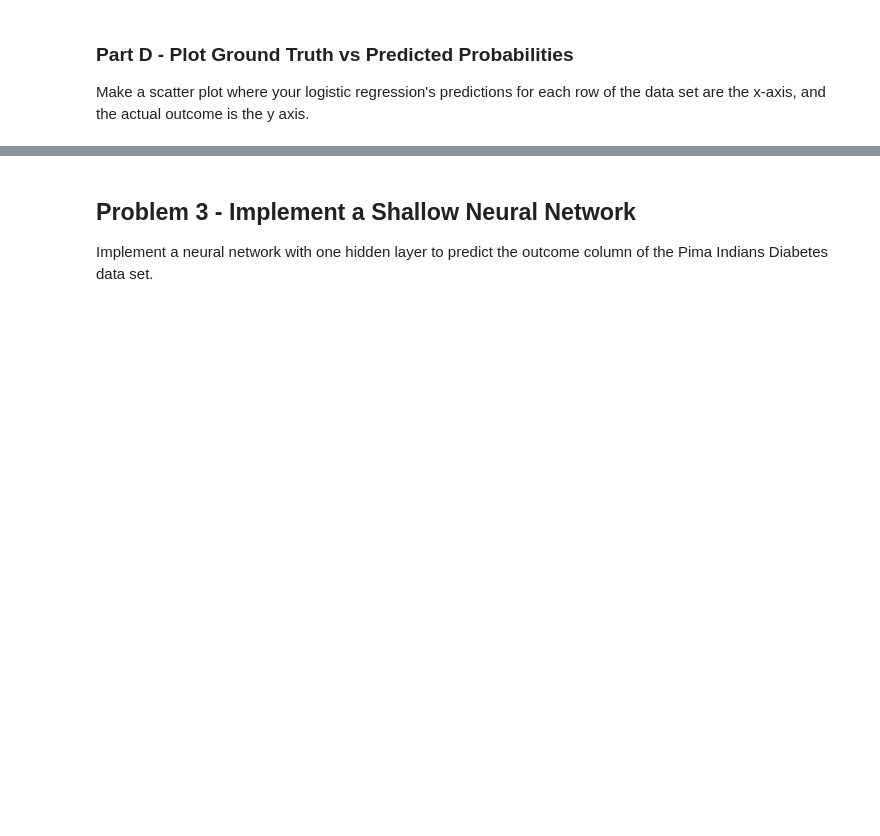
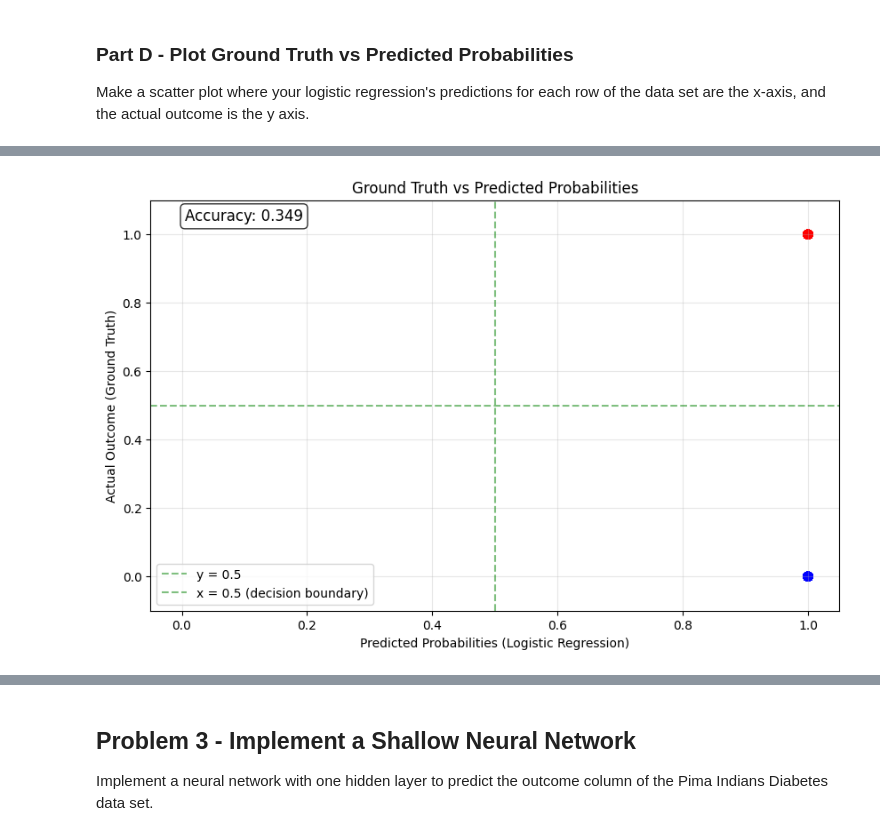
Before and after one commit to nickmeeks/deeplearning, a Jupyter notebook: static_files/assignments/homework3.ipynb, the cells around one changed output, grey strips where cells are left out. Drawn from its saved outputs; the diff is of its cells as text; code cells hidden in the pictures; blank space fills up the shorter version.

```diff
--- a/static_files/assignments/homework3.ipynb
+++ b/static_files/assignments/homework3.ipynb
@@ -65,7 +72,3 @@ input_df = df.drop(columns=["Outcome"])
 target = df["Outcome"]
 # %% [markdown]
 ### Part A - Setup the Logistic Regression and Prediction Function
-# %%
-# YOUR CHANGES HERE
-x = torch.tensor(0.5, requires_grad=True)
-...
@@ -80,0 +94,16 @@ def sigmoid(z):
+# %%
+# YOUR CHANGES HERE
+# sigmoid function
+def compute_loss(y_true, y_pred):
+    """
+    Binary cross-entropy loss: -(1/m) * Σ[y*log(ŷ) + (1-y)*log(1-ŷ)]
+    """
+    eps = 1e-15  # Small value to prevent log(0)
+    m = y_true.shape[0]
+    loss = -(1/m) * torch.sum(
+        y_true * torch.log(y_pred + eps) +
+        (1 - y_true) * torch.log(1 - y_pred + eps)
+    )
+    return loss
+
+print("\nPart B - Loss Function Defined")
@@ -98,0 +178,69 @@ Ellipsis
+# %%
+def plot_predictions_vs_actual(X, y, weights, bias):
+    """
+    Make a scatter plot where logistic regression predictions are x-axis
+    and actual outcomes are y-axis
+    """
+    # Get predictions for all data points
+    with torch.no_grad():
+        predictions = predict(X, weights, bias)
+
+    # Convert to numpy for plotting
+    pred_probs = predictions.numpy()
+    actual_outcomes = y.numpy()
+
+    # Create scatter plot
+    plt.figure(figsize=(10, 6))
+
+    # Create scatter plot with different colors for each class
+    colors = ['blue' if outcome == 0 else 'red' for outcome in actual_outcomes]
+    plt.scatter(pred_probs, actual_outcomes, alpha=0.6, s=50, c=colors)
+
+    # Labels and title
+    plt.xlabel('Predicted Probabilities (Logistic Regression)')
+    plt.ylabel('Actual Outcome (Ground Truth)')
+    plt.title('Ground Truth vs Predicted Probabilities')
+    plt.grid(True, alpha=0.3)
+
+    # Add reference lines
+    plt.axhline(y=0.5, color='green', linestyle='--', alpha=0.5, label='y = 0.5')
+    plt.axvline(x=0.5, color='green', linestyle='--', alpha=0.5, label='x = 0.5 (decision boundary)')
+
+    # Add accuracy information
+    accuracy = torch.mean(((predictions >= 0.5).float() == y).float())
+    plt.text(0.05, 0.95, f'Accuracy: {accuracy.item():.3f}',
+             transform=plt.gca().transAxes, fontsize=12,
+             bbox=dict(boxstyle='round', facecolor='white', alpha=0.8))
+
+    # Add legend
+    plt.legend()
+
+    # Set axis limits
+    plt.xlim(-0.05, 1.05)
+    plt.ylim(-0.1, 1.1)
+
+    # Show plot
+    plt.show()
+
+print("\nPart D - Plotting Results...")
+
+# Create the scatter plot
+plot_predictions_vs_actual(X, y, weights, bias)
+
+# Also plot the training loss over time
+plt.figure(figsize=(8, 5))
+plt.plot(loss_history)
+plt.title('Training Loss Over Time')
+plt.xlabel('Training Steps')
+plt.ylabel('Binary Cross-Entropy Loss')
+plt.grid(True)
+plt.show()
+
+print("\nAll parts completed!")
+print("="*50)
+print("SUMMARY:")
+print(f"Dataset size: {X.shape[0]} samples, {X.shape[1]} features")
+print(f"Final loss: {loss_history[-1]:.4f}")
+print(f"Final accuracy: {accuracy.item():.4f}")
+print("="*50)
+# %% [output]
@@ -98,0 +248 @@ Ellipsis
+[figure, added]
```
Also changed, not shown: parts of 19 cells of this notebook.
